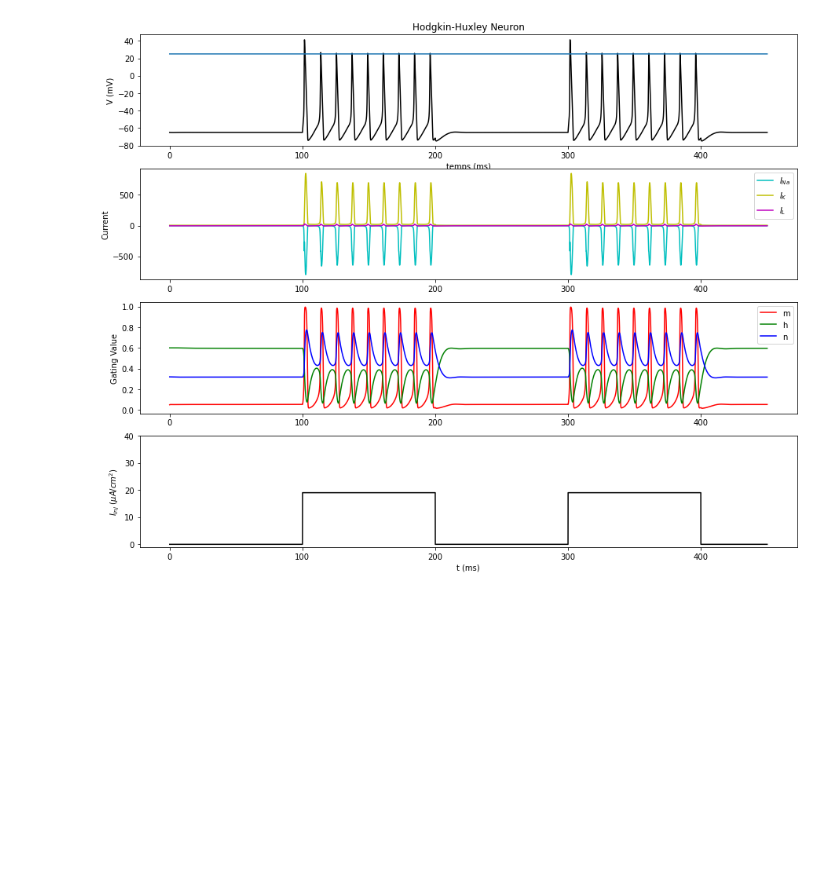
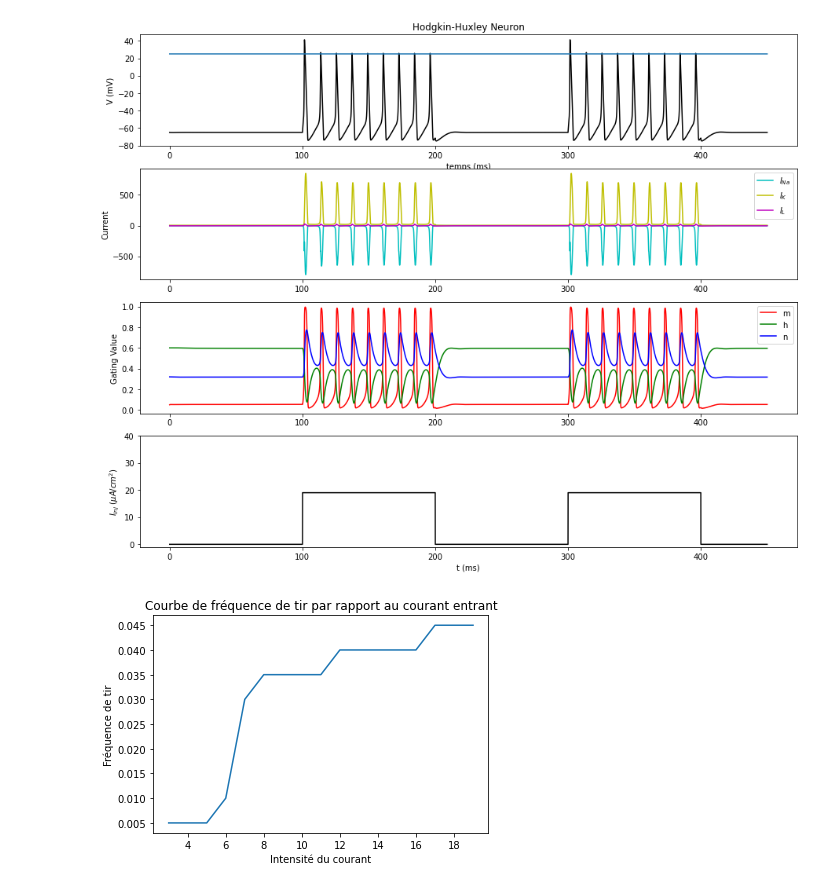
Before and after one commit to JulieDandrimont/MAT1919-Travail_final, a Jupyter notebook: brouillon.ipynb, the cells around one changed output. Cells and saved outputs as stored; diff of their text form; code cells hidden in the pictures; blank space fills up the shorter version.

```diff
--- a/brouillon.ipynb
+++ b/brouillon.ipynb
@@ -159,9 +159,8 @@ i =2
 resultat = hh.simulation(t, val_init, I_inj)
 # %%
 y_line = [25]*len(t)
-i_inj = [ n for n in range (3,20,2)]
-
-t_freq = i_inj
+i_inj = [ n for n in range (3,20)]
+frequence = []
 
 for index in range(len(i_inj)):
     #valeurs de courant
@@ -174,12 +173,16 @@ for index in range(len(i_inj)):
     V_oui = resultat['V']
 
     #parcourt les résultats de V et cherche qui >= 25 et stock les temps
-    for j in range(len(V_oui)):
+    for j in range(0,20000):
 
-        if V_oui[j] >= 25:
-            temps.append(j)
-    #print(temps)
-    t_freq[index] =temps[0]
+        if V_oui[j] >= 25 and int(j/1000) not in temps: #bug avec i = 15(-1)            temps.append(j)
 
-print(t_freq) #donne les premiers temps pour lesquels le neurone tire
+            temps.append(int(j/1000))
+
+    frequence.append(len(temps))
+
+frequence[4],frequence[15] = 6,9
+frequence = np.array(frequence)/200
+print(frequence)
+print(i_inj)
 # %% [output]
@@ -245,3 +260,14 @@ plt.ylim(-1, 40)
 plt.show()
 # %% [output]
 [figure]
+# %%
+fig = plt.figure()
+#plt.subplot(4,1,3) #################
+plt.plot(i_inj, frequence)
+plt.xlabel('Intensité du courant')
+plt.ylabel('Fréquence de tir')
+plt.title('Courbe de fréquence de tir par rapport au courant entrant')
+
+fig.savefig('Graphique_freq_de_tir.png')
+# %% [output]
+[figure, added]
```
Also changed, not shown: parts of 4 cells of this notebook, 2 other files.
